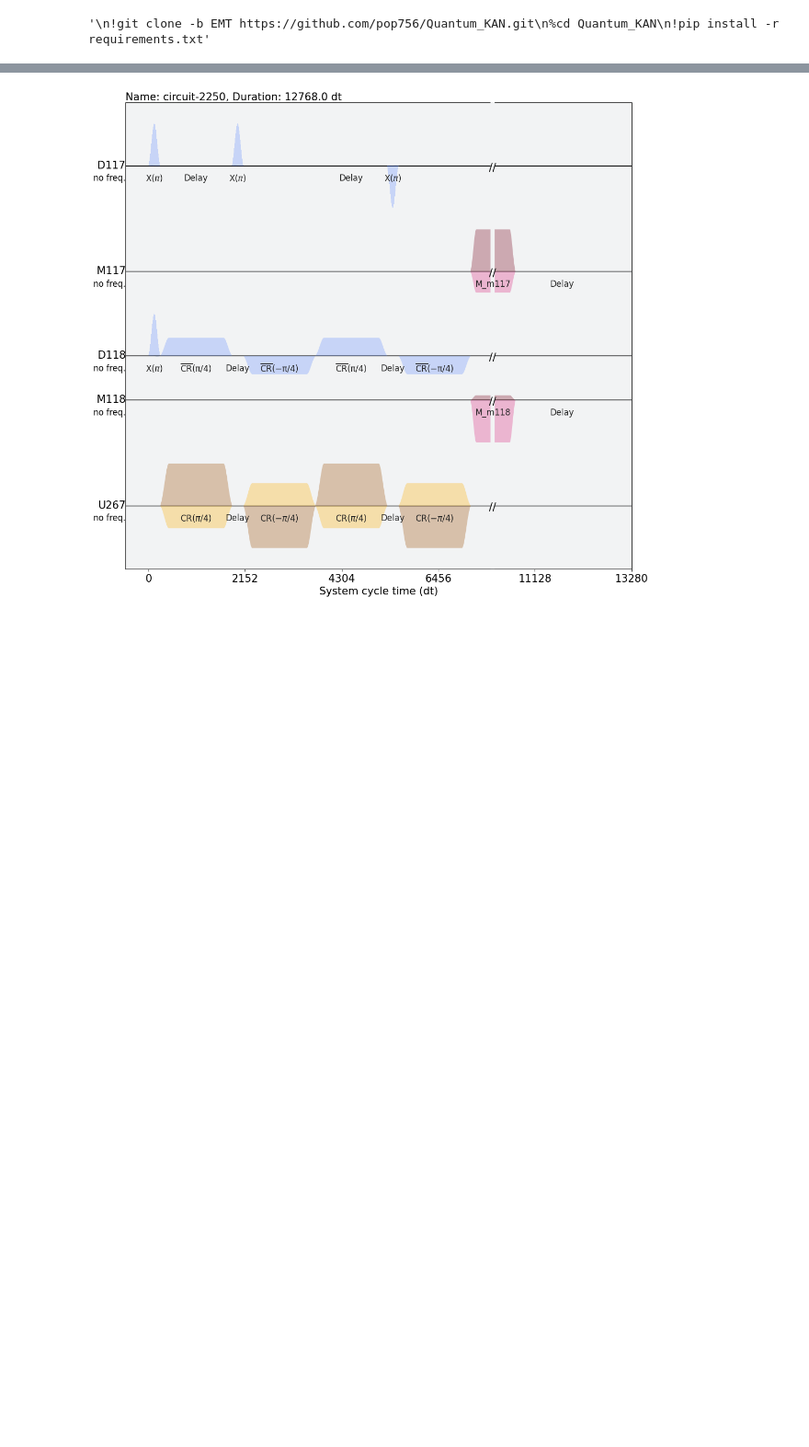
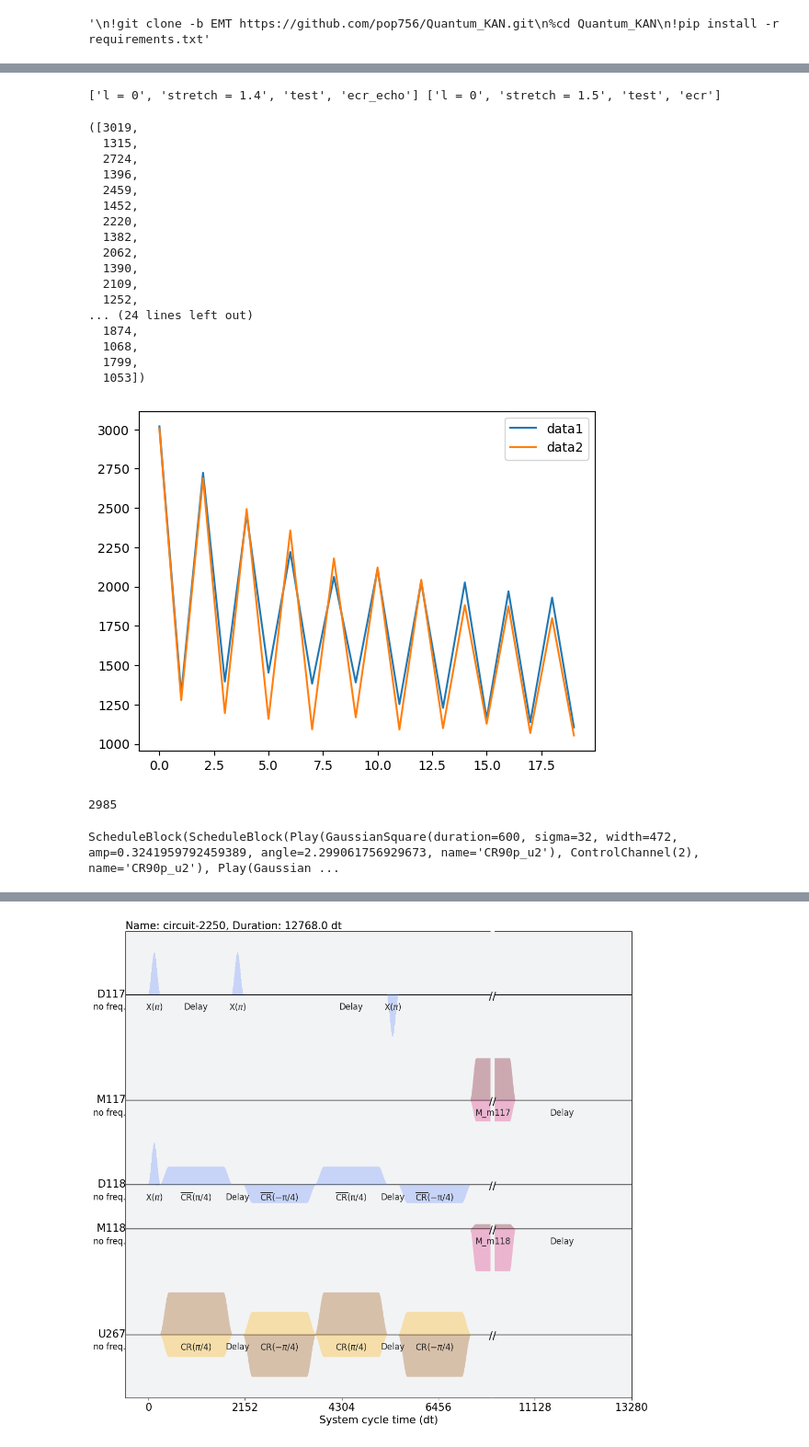
Before and after one commit to pop756/Quantum_KAN, a Jupyter notebook: Real_backend.ipynb, the cells around one changed output, grey strips where cells are left out. Shown: that part at 92% size. Saved outputs shown, nothing was run; the diff lists cells and outputs as text; code cells hidden in the pictures; blank space fills up the shorter version.

```diff
--- a/Real_backend.ipynb
+++ b/Real_backend.ipynb
@@ -29,7 +29,7 @@ def create_trotterized_ising_model_circuit(num_qubits, trotter_steps, time):
     - dict: 서킷 파라미터 사전
     """
     qc = QuantumCircuit(num_qubits)
-    delta_t = time / trotter_steps
+    delta_t = 1
 
     # 파라미터 설정
     h_params = [Parameter(f'h_{i}') for i in range(num_qubits)]
@@ -66,7 +66,7 @@ init_p  =['I' for i in range(num_qubits)]
 p_list = []
 for i in range(num_qubits):
   temp = init_p.copy()
-  temp[i] = 'X'
+  temp[i] = 'Z'
   p_list.append(''.join(temp))
 
 
@@ -154,0 +477,43 @@ pulse_schedule.draw()
+# %%
+import matplotlib.pyplot as plt
+def job_plot(job_1,job_2):
+    print(job_1.tags,job_2.tags)
+    job_1_result = job_1.result()
+    job_2_result = job_2.result()
+    data_1_list = []
+    data_2_list = []
+    for i in range(20):
+        data_1 = job_1_result[i].data['meas'].get_counts()['00']
+        data_2 = job_2_result[i].data['meas'].get_counts()['00']
+        data_1_list.append(data_1)
+        data_2_list.append(data_2)
+    plt.plot(data_1_list,label='data1')
+    plt.plot(data_2_list,label='data2')
+    plt.legend()
+    return data_1_list,data_2_list
+
+job_plot(zne_l_0_stretch.job_stretch[1.4],zne_l_0_stretch.job_test_list)
+# %% [output]
+['l = 0', 'stretch = 1.4', 'test', 'ecr_echo'] ['l = 0', 'stretch = 1.5', 'test', 'ecr']
+([3019,
+  1315,
+  2724,
+  1396,
+  2459,
+  1452,
+  2220,
+  1382,
+  2062,
+  1390,
+  2109,
+  1252,
+... (24 lines left out)
+  1874,
+  1068,
+  1799,
+  1053])
+[figure, added]
+# %%
+job_result[1].data['meas'].get_counts()['00']
+# %% [output]
+2985
@@ -154,0 +553,4 @@ pulse_schedule.draw()
+# %%
+backend_ecr.target['ecr'][(1,0)].calibration
+# %% [output]
+ScheduleBlock(ScheduleBlock(Play(GaussianSquare(duration=600, sigma=32, width=472, amp=0.3241959792459389, angle=2.299061756929673, name='CR90p_u2'), ControlChannel(2), name='CR90p_u2'), Play(Gaussian ...
```
Also changed, not shown: parts of 28 cells of this notebook, 18 other files.
